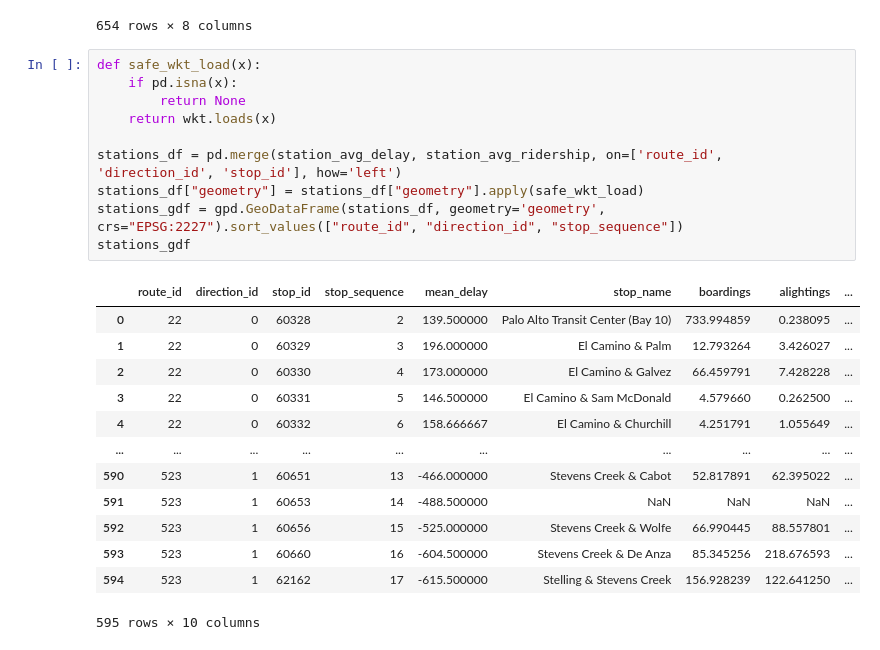
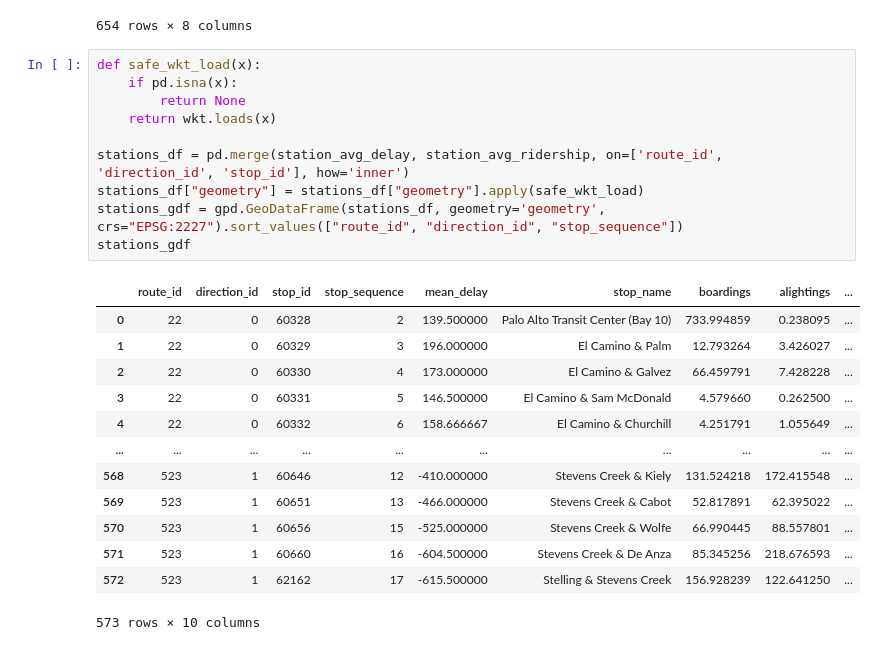
Before and after one commit to ArcherGu22/VTA-Transit-Delays, a Jupyter notebook: scripts/04_regression_models.ipynb, the cells around one changed output. Saved outputs shown, nothing was run; the diff lists cells and outputs as text.

```diff
--- a/scripts/04_regression_models.ipynb
+++ b/scripts/04_regression_models.ipynb
@@ -56,24 +58,24 @@ station_avg_ridership
 # %%
 def safe_wkt_load(x):
     if pd.isna(x):
         return None
     return wkt.loads(x)
 
-stations_df = pd.merge(station_avg_delay, station_avg_ridership, on=['route_id', 'direction_id', 'stop_id'], how='left')
+stations_df = pd.merge(station_avg_delay, station_avg_ridership, on=['route_id', 'direction_id', 'stop_id'], how='inner')
 stations_df["geometry"] = stations_df["geometry"].apply(safe_wkt_load)
 stations_gdf = gpd.GeoDataFrame(stations_df, geometry='geometry', crs="EPSG:2227").sort_values(["route_id", "direction_id", "stop_sequence"])
 stations_gdf
 # %% [output]
 |  | route_id | direction_id | stop_id | stop_sequence | mean_delay | stop_name | boardings | alightings | ... |
 | 0 | 22 | 0 | 60328 | 2 | 139.500000 | Palo Alto Transit Center (Bay 10) | 733.994859 | 0.238095 | ... |
 | 1 | 22 | 0 | 60329 | 3 | 196.000000 | El Camino & Palm | 12.793264 | 3.426027 | ... |
 | 2 | 22 | 0 | 60330 | 4 | 173.000000 | El Camino & Galvez | 66.459791 | 7.428228 | ... |
 | 3 | 22 | 0 | 60331 | 5 | 146.500000 | El Camino & Sam McDonald | 4.579660 | 0.262500 | ... |
 | 4 | 22 | 0 | 60332 | 6 | 158.666667 | El Camino & Churchill | 4.251791 | 1.055649 | ... |
 | ... | ... | ... | ... | ... | ... | ... | ... | ... | ... |
-| 590 | 523 | 1 | 60651 | 13 | -466.000000 | Stevens Creek & Cabot | 52.817891 | 62.395022 | ... |
-| 591 | 523 | 1 | 60653 | 14 | -488.500000 | NaN | NaN | NaN | ... |
-| 592 | 523 | 1 | 60656 | 15 | -525.000000 | Stevens Creek & Wolfe | 66.990445 | 88.557801 | ... |
-| 593 | 523 | 1 | 60660 | 16 | -604.500000 | Stevens Creek & De Anza | 85.345256 | 218.676593 | ... |
-| 594 | 523 | 1 | 62162 | 17 | -615.500000 | Stelling & Stevens Creek | 156.928239 | 122.641250 | ... |
+| 568 | 523 | 1 | 60646 | 12 | -410.000000 | Stevens Creek & Kiely | 131.524218 | 172.415548 | ... |
+| 569 | 523 | 1 | 60651 | 13 | -466.000000 | Stevens Creek & Cabot | 52.817891 | 62.395022 | ... |
+| 570 | 523 | 1 | 60656 | 15 | -525.000000 | Stevens Creek & Wolfe | 66.990445 | 88.557801 | ... |
+| 571 | 523 | 1 | 60660 | 16 | -604.500000 | Stevens Creek & De Anza | 85.345256 | 218.676593 | ... |
+| 572 | 523 | 1 | 62162 | 17 | -615.500000 | Stelling & Stevens Creek | 156.928239 | 122.641250 | ... |
-595 rows × 10 columns
+573 rows × 10 columns
```
Also changed, not shown: parts of 12 cells of this notebook, 1 other file.
